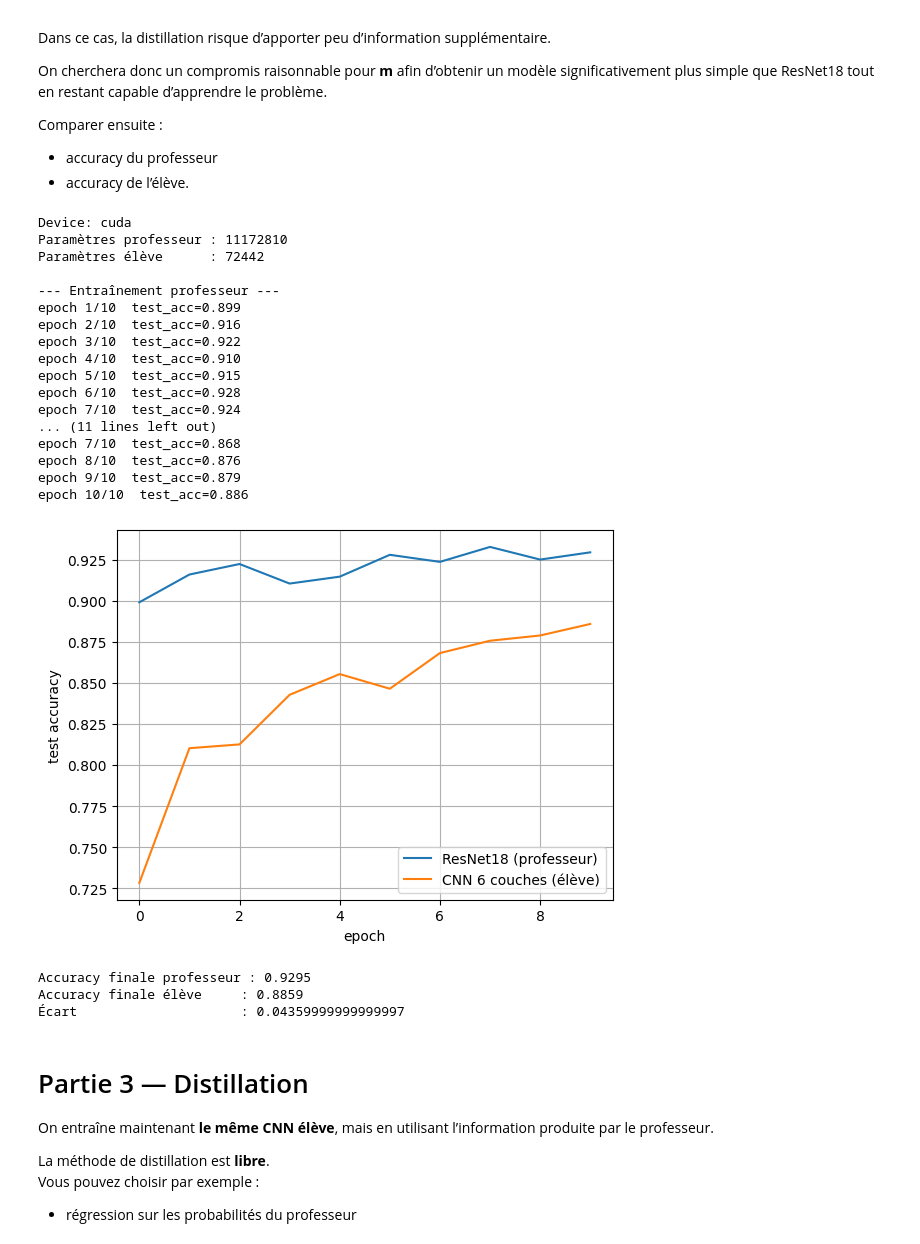
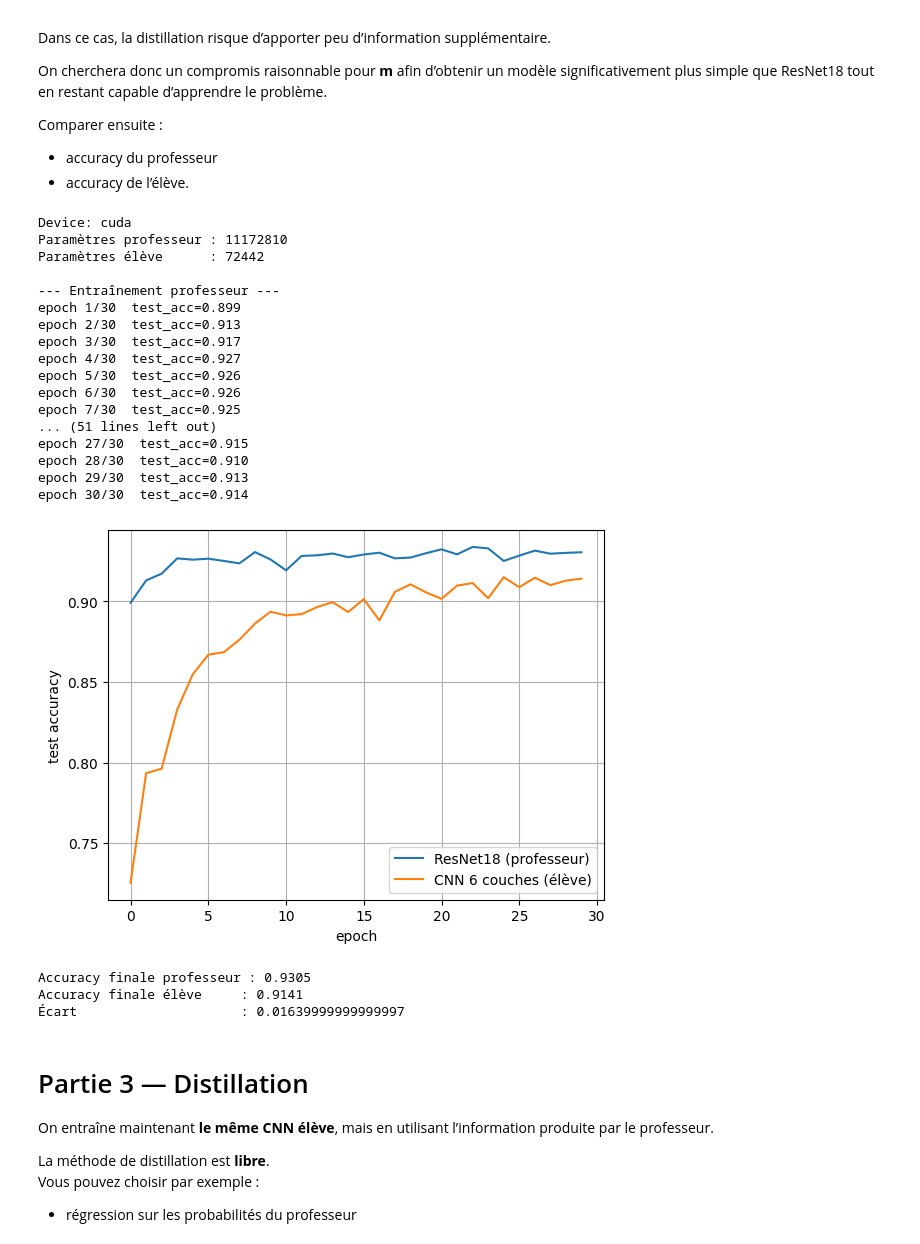
Before and after one commit to nanopiero/ML_S5_exam_S2_2026, a Jupyter notebook: Probleme2_correction.ipynb, the cells around one changed output. Saved outputs shown, nothing was run; the diff lists cells and outputs as text; code cells hidden in the pictures.

```diff
--- a/Probleme2_correction.ipynb
+++ b/Probleme2_correction.ipynb
@@ -154,7 +154,7 @@ from torch.utils.data import DataLoader
 import matplotlib.pyplot as plt
 
 # Device
-device = torch.device("cuda" if torch.cuda.is_available() else "cpu")
+device = torch.device("cuda")
 print("Device:", device)
 
 # Dataset
@@ -226,7 +226,7 @@ def evaluate(model):
     return correct/total
 
 # Entraînement
-def train(model, epochs=10, lr=1e-3):
+def train(model, epochs=30, lr=1e-3):
     criterion = nn.CrossEntropyLoss()
     opt = optim.Adam(model.parameters(),lr=lr)
     acc_hist = []
@@ -245,49 +245,49 @@ def train(model, epochs=10, lr=1e-3):
         acc = evaluate(model)
         acc_hist.append(acc)
         print(f"epoch {e+1}/{epochs}  test_acc={acc:.3f}")
 
     return acc_hist
 
 print("\n--- Entraînement professeur ---")
 teacher_hist = train(teacher)
 
 print("\n--- Entraînement élève ---")
 student_hist = train(student)
 
 # Courbes
 plt.plot(teacher_hist,label="ResNet18 (professeur)")
 plt.plot(student_hist,label="CNN 6 couches (élève)")
 plt.xlabel("epoch")
 plt.ylabel("test accuracy")
 plt.legend()
 plt.grid()
 plt.show()
 
 print("\nAccuracy finale professeur :", teacher_hist[-1])
 print("Accuracy finale élève     :", student_hist[-1])
 print("Écart                     :", teacher_hist[-1]-student_hist[-1])
 # %% [output]
 Device: cuda
 Paramètres professeur : 11172810
 Paramètres élève      : 72442
 
 --- Entraînement professeur ---
-epoch 1/10  test_acc=0.899
-epoch 2/10  test_acc=0.916
-epoch 3/10  test_acc=0.922
-epoch 4/10  test_acc=0.910
-epoch 5/10  test_acc=0.915
-epoch 6/10  test_acc=0.928
-epoch 7/10  test_acc=0.924
-... (11 lines left out)
-epoch 7/10  test_acc=0.868
-epoch 8/10  test_acc=0.876
-epoch 9/10  test_acc=0.879
-epoch 10/10  test_acc=0.886
+epoch 1/30  test_acc=0.899
+epoch 2/30  test_acc=0.913
+epoch 3/30  test_acc=0.917
+epoch 4/30  test_acc=0.927
+epoch 5/30  test_acc=0.926
+epoch 6/30  test_acc=0.926
+epoch 7/30  test_acc=0.925
+... (51 lines left out)
+epoch 27/30  test_acc=0.915
+epoch 28/30  test_acc=0.910
+epoch 29/30  test_acc=0.913
+epoch 30/30  test_acc=0.914
-[figure, old version]
+[figure, new version]
-Accuracy finale professeur : 0.9295
-Accuracy finale élève     : 0.8859
-Écart                     : 0.04359999999999997
+Accuracy finale professeur : 0.9305
+Accuracy finale élève     : 0.9141
+Écart                     : 0.01639999999999997
 # %% [markdown]
 # Partie 3 — Distillation
 
```
Also changed, not shown: parts of 3 cells of this notebook.
